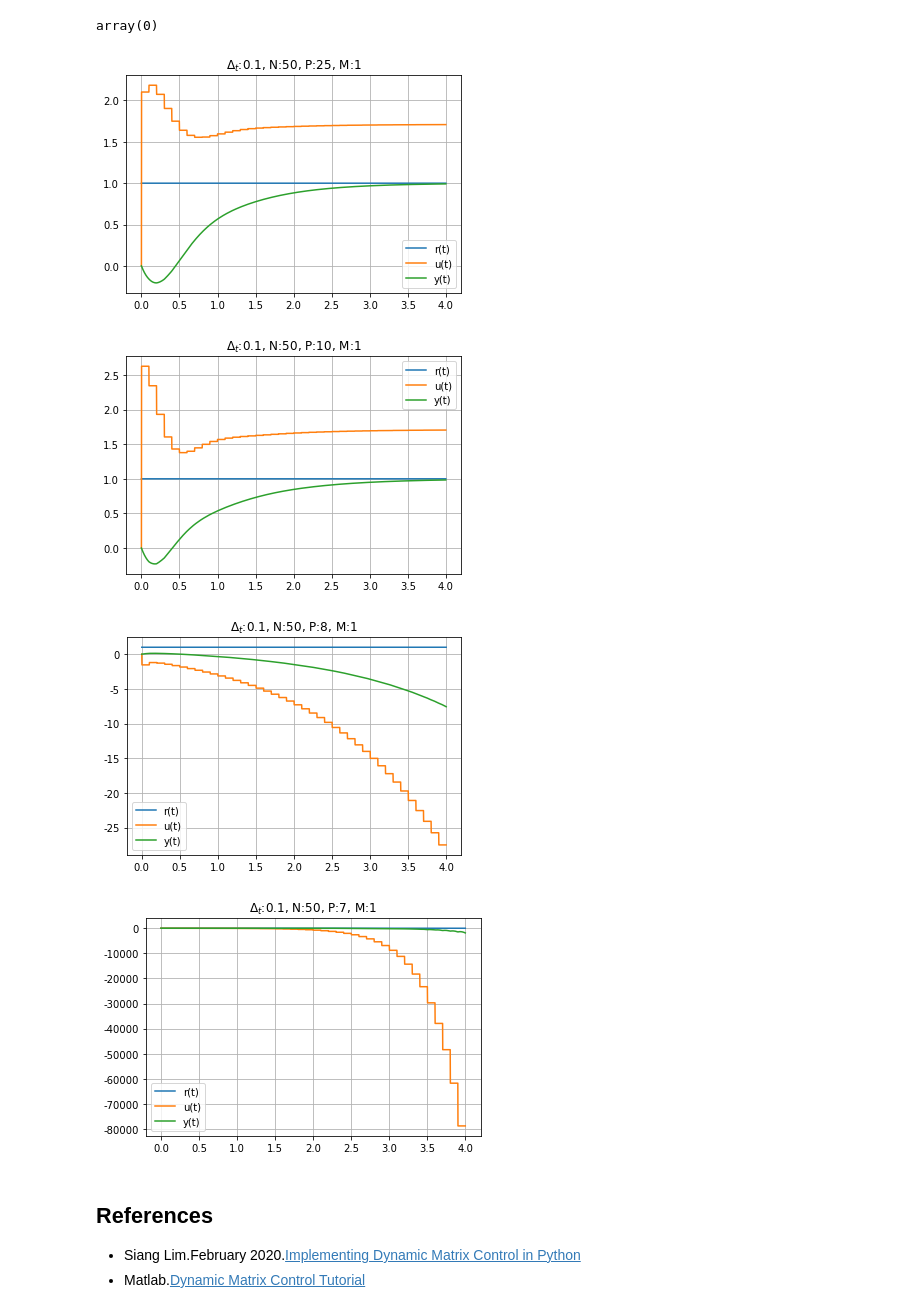
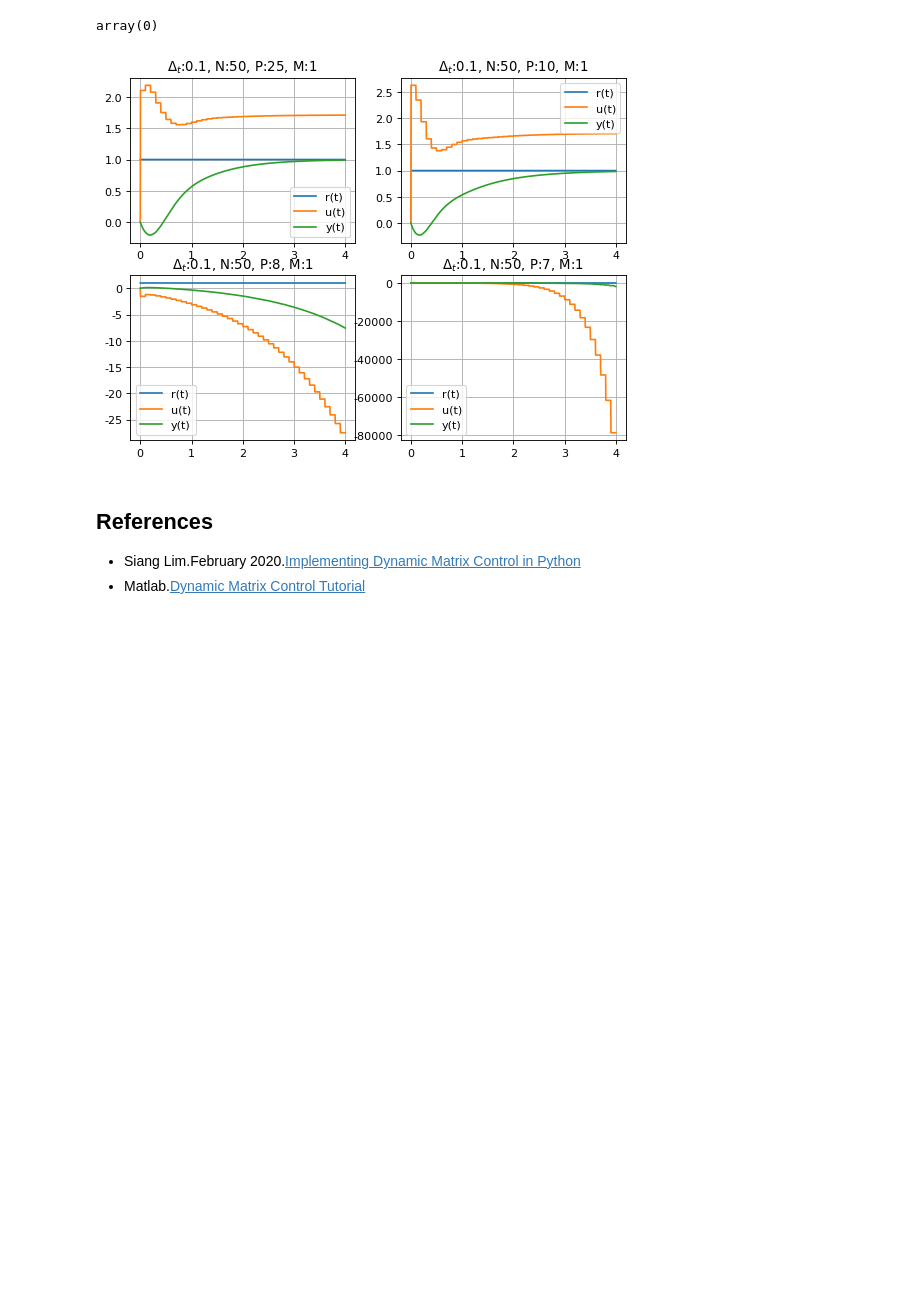
Before and after one commit to xsro/university-learning-code, a Jupyter notebook: 7预测控制/DynamicMatrixControl/Danamic-Matrix-Control.ipynb, the cells around one changed output. Saved outputs shown, nothing was run; the diff lists cells and outputs as text; code cells hidden in the pictures; blank space fills up the shorter version.

Commit message:
use subplot

```diff
--- a/7预测控制/DynamicMatrixControl/Danamic-Matrix-Control.ipynb
+++ b/7预测控制/DynamicMatrixControl/Danamic-Matrix-Control.ipynb
@@ -148,35 +148,34 @@ array(0)
 # %%
 list=[
     (0.1,50,25,1),
     (0.1,50,10,1),
     (0.1,50,8,1),
     (0.1,50,7,1),
 ]
-for (delta_t,N,P,M) in list:
+plt.figure(figsize=(8, 6), dpi=80)
+for i,(delta_t,N,P,M) in enumerate(list):
     title="$\Delta_t$:%.1f, N:%d, P:%d, M:%d"%(delta_t,N,P,M)
 
     controller=simupy.systems.SystemFromCallable(
         ModelPredictiveControl(delta_t,N,P,M),
         2,1)
 
     BD=BlockDiagram(controller,process,ref)
     BD.connect(controller,process)
     BD.connect(process,controller,outputs=[0],inputs=[0])
     BD.connect(ref,controller,outputs=[0],inputs=[1])
 
     result=BD.simulate(np.arange(0,4,0.002))
+    plt.subplot(2,2,i+1)
     plt.plot(result.t, result.y[:,2], label="r(t)")
     plt.plot(result.t, result.y[:,0], label="u(t)")
     plt.plot(result.t, result.y[:,1],label="y(t)")
     plt.title(title)
     plt.grid(True)
     plt.legend()
-    plt.show()
+plt.show()
 # %% [output]
-[figure, old version]
+[figure, new version]
-[figure, removed]
-[figure, removed]
-[figure, removed]
 # %% [markdown]
 ## References
 
```
Also changed, not shown: parts of 1 cell of this notebook.
